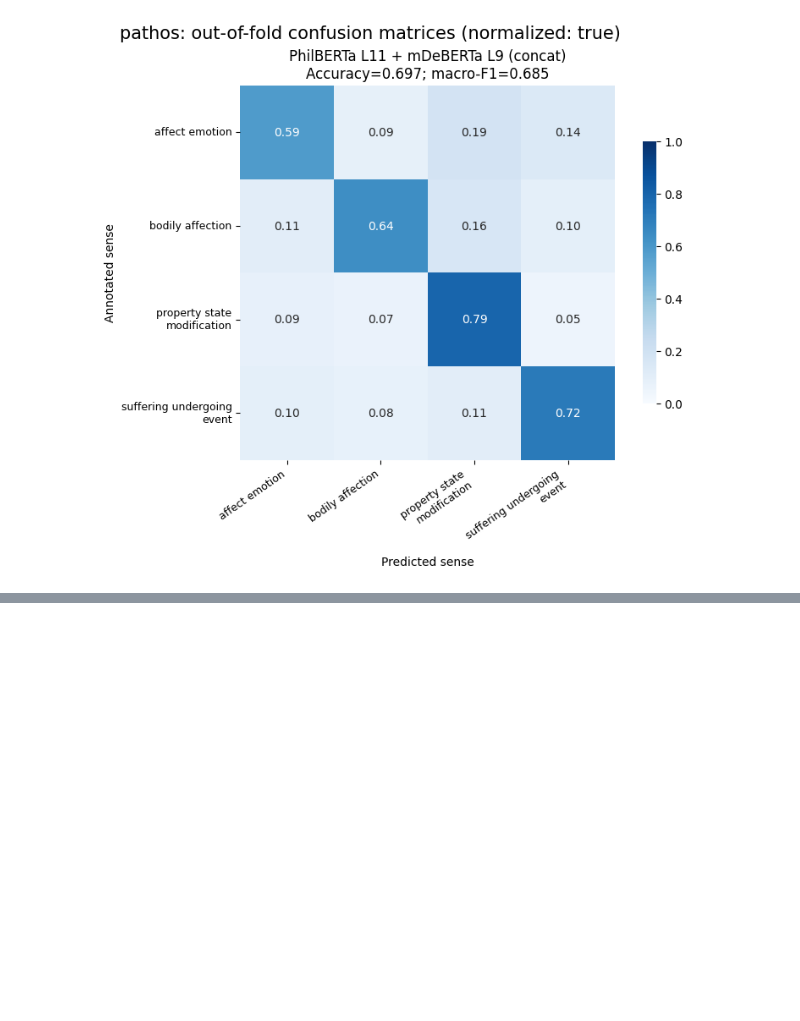
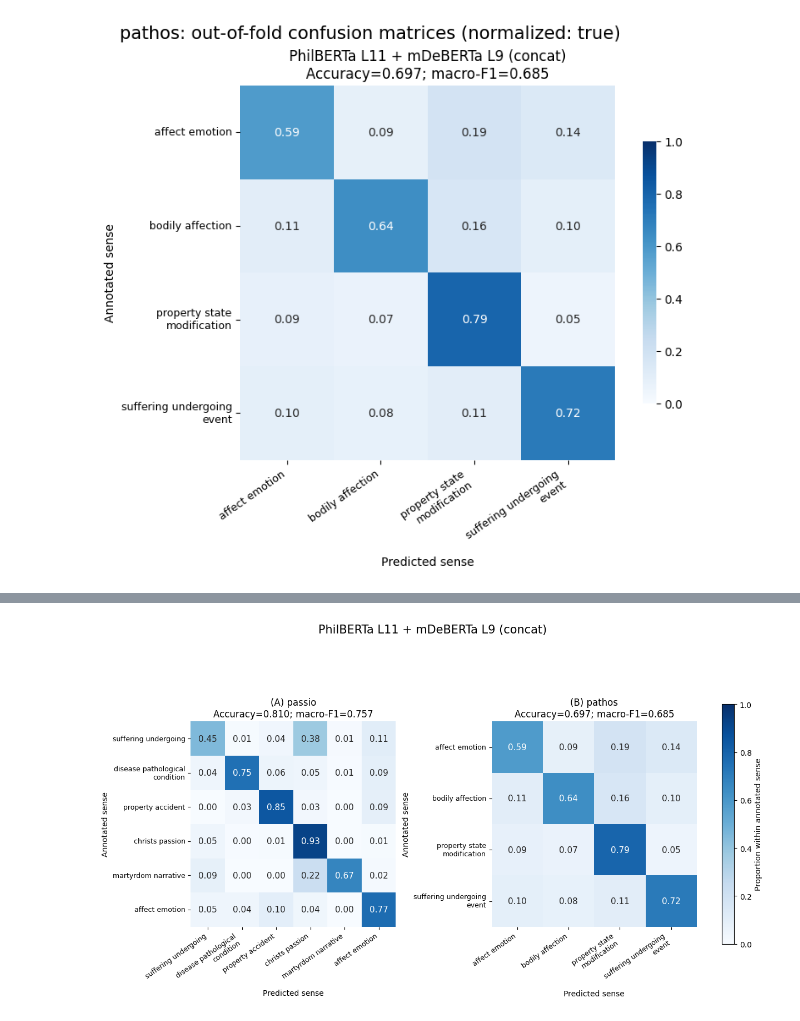
Before and after one commit to CCS-ZCU/phylosen_pilot, a Jupyter notebook: scripts/5_embeddings-classifier.ipynb, the cells around one changed output, grey strips where cells are left out. Drawn from its saved outputs; the diff is of its cells as text; code cells hidden in the pictures; blank space fills up the shorter version.

```diff
--- a/scripts/5_embeddings-classifier.ipynb
+++ b/scripts/5_embeddings-classifier.ipynb
@@ -508,3 +508,102 @@ passio: accuracy=0.8100, macro-F1=0.7568
 [figure]
 pathos: accuracy=0.6970, macro-F1=0.6853
 [figure]
+# %%
+import importlib
+import textwrap
+from pathlib import Path
+
+CONCAT_COLS = ["emb_philberta_l11", "emb_mdeberta_l9"]
+CONCAT_NAME = "PhilBERTa L11 + mDeBERTa L9 (concat)"
+
+concat_results = {}
+concat_matrices = {}
+
+fig, axes = plt.subplots(
+    1, 2, figsize=(12,7), constrained_layout=True
+)
+
+for panel, ax, lexeme, df in [
+    ("A", axes[0], "passio", passio_df),
+    ("B", axes[1], "pathos", pathos_df),
+]:
+    X_concat = classification_helpers.merge_multiple_embeddings(
+        df, CONCAT_COLS, method="concat"
+    )
+    _, y_concat = classification_helpers.prepare_classification_data(
+        df, CONCAT_COLS[0], LABEL_COL
+    )
+
+    result = classification_helpers.evaluate_classifier(
+        X_concat, y_concat,
+        classification_helpers.create_mlp_classifier(),
+        cv=5,
+    )
+    concat_results[lexeme] = result
+
+    # Reload the current sense inventory.
+    prompt_module = importlib.import_module(f"llmprompt_{lexeme}")
+    label_map = dict(importlib.reload(prompt_module).LABEL_MAP)
+
+    def sense_name(label):
+        key = int(label) if isinstance(label, str) and label.isdigit() else label
+        return str(label_map.get(key, label))
+
+    # Account for first-seen encoding of object-dtype labels.
+    original_labels = df[LABEL_COL].unique()
+    if df[LABEL_COL].dtype == object:
+        display_map = {
+            i: sense_name(label)
+            for i, label in enumerate(original_labels)
+        }
+    else:
+        display_map = {
+            label: sense_name(label) for label in original_labels
+        }
+
+    labels = sorted(np.unique(y_concat))
+    names = [
+        textwrap.fill(display_map[label].replace("_", " "), width=22)
+        for label in labels
+    ]
+
+    cm = confusion_matrix(
+        y_concat, result["predictions"],
+        labels=labels, normalize="true",
+    )
+    concat_matrices[lexeme] = cm
+
+    sns.heatmap(
+        cm, annot=True, fmt=".2f", cmap="Blues",
+        vmin=0, vmax=1, square=True, cbar=False,
+        xticklabels=names, yticklabels=names, ax=ax,
+        annot_kws={"fontsize": 11},
+    )
+
+    word = "pathos" if lexeme == "pathos" else "passio"
+    ax.set_title(
+        f"({panel}) {word}\n"
+        f"Accuracy={result['accuracy']:.3f}; "
+        f"macro-F1={result['f1_macro']:.3f}"
+    )
+    ax.set_xlabel("Predicted sense")
+    ax.set_ylabel("Annotated sense")
+    plt.setp(ax.get_xticklabels(), rotation=35, ha="right", fontsize=9)
+    plt.setp(ax.get_yticklabels(), rotation=0, fontsize=9)
+
+    print(
+        f"{lexeme}: accuracy={result['accuracy']:.4f}, "
+        f"macro-F1={result['f1_macro']:.4f}"
+    )
+
+fig.suptitle(CONCAT_NAME, fontsize=15)
+fig.colorbar(
+    axes[0].collections[0], ax=axes,
+    shrink=0.65, label="Proportion within annotated sense",
+)
+
+output = Path("../figures/passio-pathos-concat-confusion-matrices")
+fig.savefig(output.with_suffix(".png"), dpi=300, bbox_inches="tight")
+fig.savefig(output.with_suffix(".pdf"), bbox_inches="tight")
+plt.show()
+# %% [output]
@@ -510,0 +612 @@ pathos: accuracy=0.6970, macro-F1=0.6853
+[figure, added]
```
Also changed, not shown: parts of 1 cell of this notebook, 27 other files.
